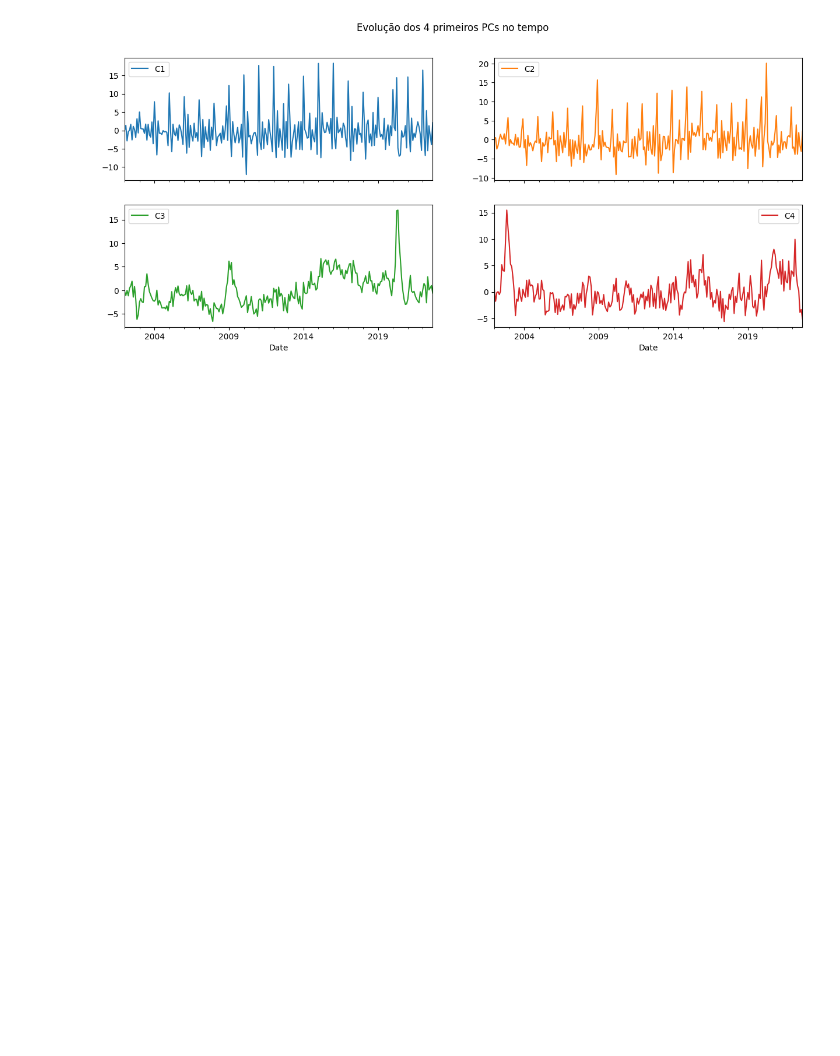
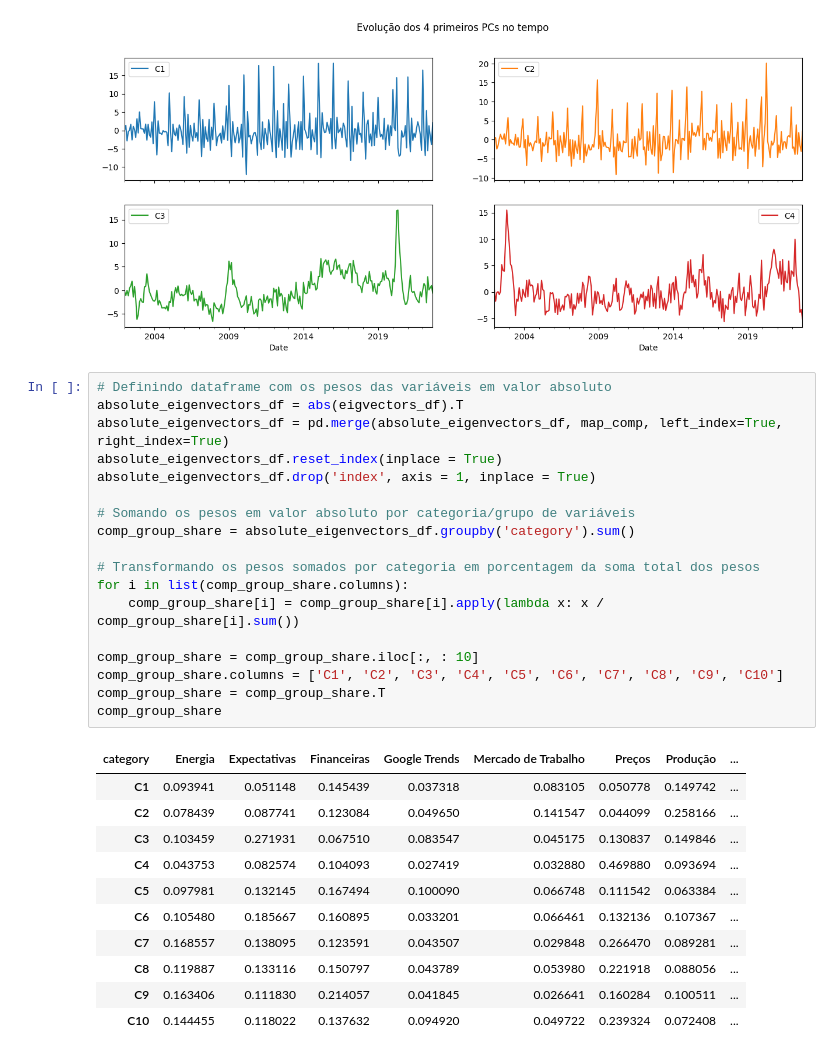
Before and after one commit to Allisterh/nowcasting_gdpbr, a Jupyter notebook: methodologies/dfm_model/dfm_pca.ipynb, the cells around one changed output. Cells and saved outputs as stored; diff of their text form; blank space fills up the shorter version.

```diff
--- a/methodologies/dfm_model/dfm_pca.ipynb
+++ b/methodologies/dfm_model/dfm_pca.ipynb
@@ -640,3 +639,33 @@ array([[<AxesSubplot: xlabel='Date'>, <AxesSubplot: xlabel='Date'>],
        [<AxesSubplot: xlabel='Date'>, <AxesSubplot: xlabel='Date'>]],
       dtype=object)
 [figure]
+# %%
+# Definindo dataframe com os pesos das variáveis em valor absoluto
+absolute_eigenvectors_df = abs(eigvectors_df).T
+absolute_eigenvectors_df = pd.merge(absolute_eigenvectors_df, map_comp, left_index=True, right_index=True)
+absolute_eigenvectors_df.reset_index(inplace = True)
+absolute_eigenvectors_df.drop('index', axis = 1, inplace = True)
+
+# Somando os pesos em valor absoluto por categoria/grupo de variáveis
+comp_group_share = absolute_eigenvectors_df.groupby('category').sum()
+
+# Transformando os pesos somados por categoria em porcentagem da soma total dos pesos
+for i in list(comp_group_share.columns):
+    comp_group_share[i] = comp_group_share[i].apply(lambda x: x / comp_group_share[i].sum())
+
+comp_group_share = comp_group_share.iloc[:, : 10]
+comp_group_share.columns = ['C1', 'C2', 'C3', 'C4', 'C5', 'C6', 'C7', 'C8', 'C9', 'C10']
+comp_group_share = comp_group_share.T
+comp_group_share
+# %% [output]
+| category | Energia | Expectativas | Financeiras | Google Trends | Mercado de Trabalho | Preços | Produção | ... |
+| C1 | 0.093941 | 0.051148 | 0.145439 | 0.037318 | 0.083105 | 0.050778 | 0.149742 | ... |
+| C2 | 0.078439 | 0.087741 | 0.123084 | 0.049650 | 0.141547 | 0.044099 | 0.258166 | ... |
+| C3 | 0.103459 | 0.271931 | 0.067510 | 0.083547 | 0.045175 | 0.130837 | 0.149846 | ... |
+| C4 | 0.043753 | 0.082574 | 0.104093 | 0.027419 | 0.032880 | 0.469880 | 0.093694 | ... |
+| C5 | 0.097981 | 0.132145 | 0.167494 | 0.100090 | 0.066748 | 0.111542 | 0.063384 | ... |
+| C6 | 0.105480 | 0.185667 | 0.160895 | 0.033201 | 0.066461 | 0.132136 | 0.107367 | ... |
+| C7 | 0.168557 | 0.138095 | 0.123591 | 0.043507 | 0.029848 | 0.266470 | 0.089281 | ... |
+| C8 | 0.119887 | 0.133116 | 0.150797 | 0.043789 | 0.053980 | 0.221918 | 0.088056 | ... |
+| C9 | 0.163406 | 0.111830 | 0.214057 | 0.041845 | 0.026641 | 0.160284 | 0.100511 | ... |
+| C10 | 0.144455 | 0.118022 | 0.137632 | 0.094920 | 0.049722 | 0.239324 | 0.072408 | ... |
```
Also changed, not shown: parts of 6 cells of this notebook.
